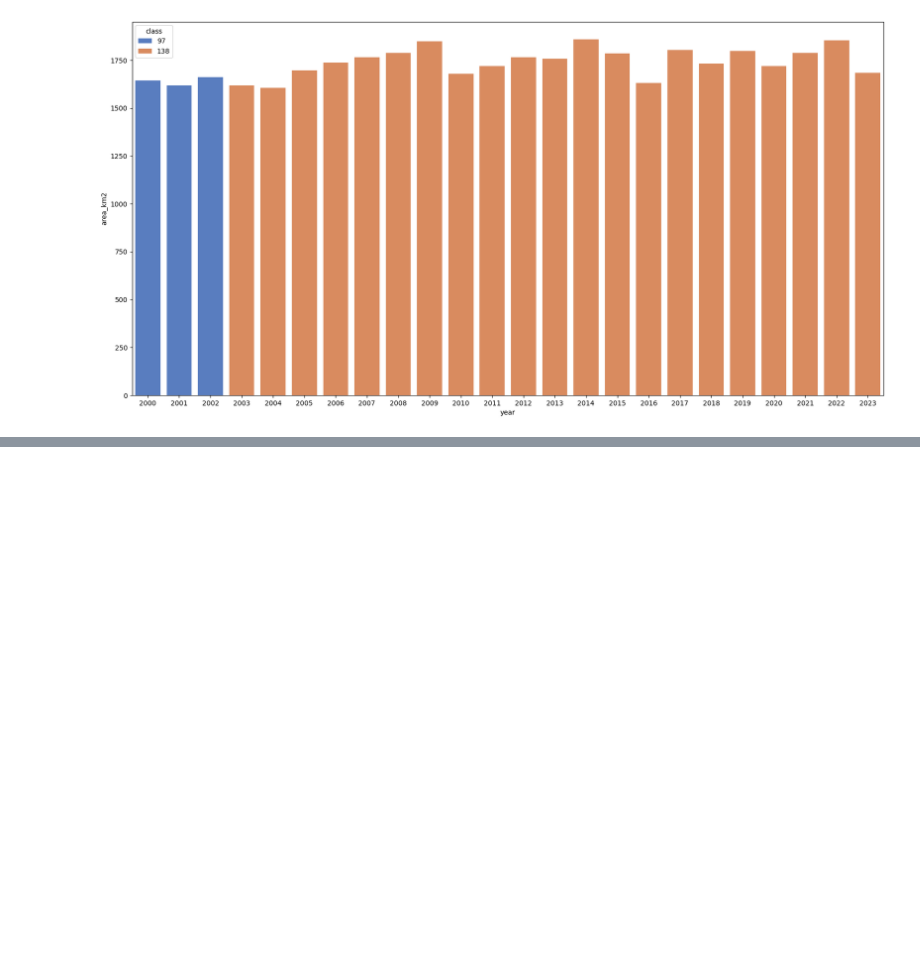
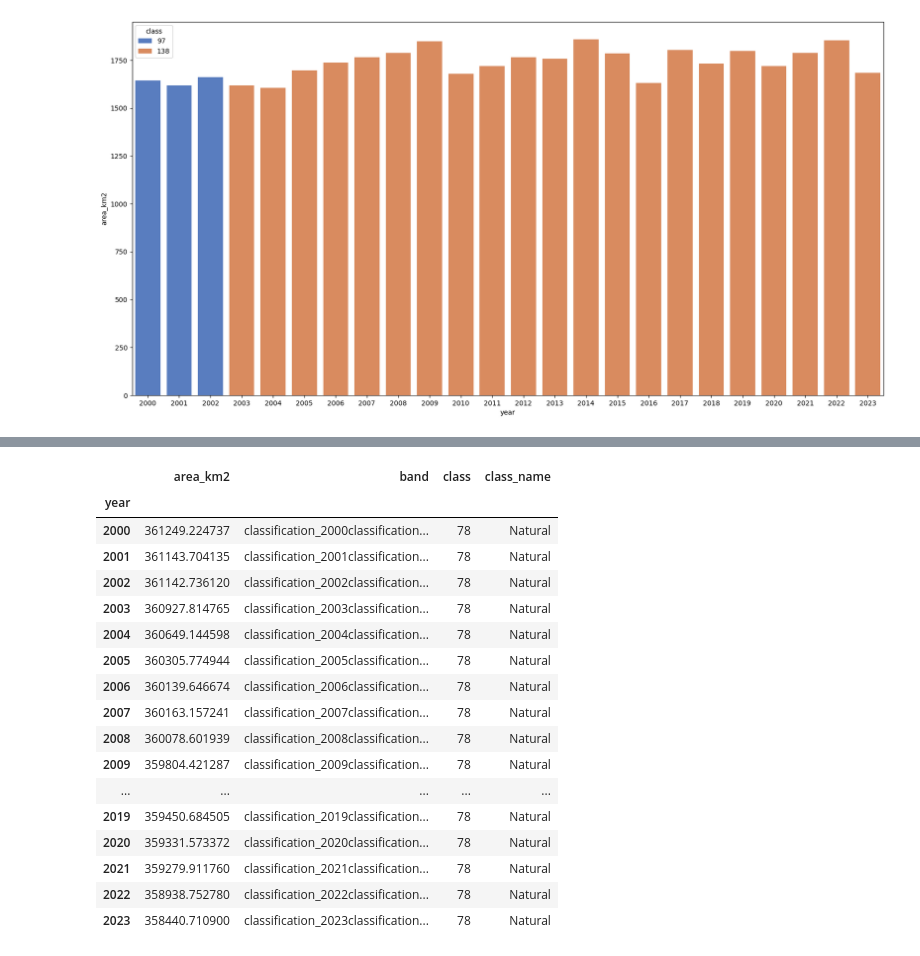
Before and after one commit to larissavaladao/py6s_harmonize_sample, a Jupyter notebook: 5. parameters_by_period/7.land_cover_time_series.ipynb, the cells around one changed output, grey strips where cells are left out. Cells and saved outputs as stored; diff of their text form; code cells hidden in the pictures; blank space fills up the shorter version.

```diff
--- a/5. parameters_by_period/7.land_cover_time_series.ipynb
+++ b/5. parameters_by_period/7.land_cover_time_series.ipynb
@@ -289,0 +352,24 @@ sns.barplot(data=dados_non_nat,x='year',y='area_km2',hue='class',palette="muted"
+# %%
+dados_nat = df_classes_area.loc[~df_classes_area['class_name'].isin(classes)].copy()
+dados_nat = dados_nat.groupby(by=['year']).sum()
+dados_nat['class_name'] = 'Natural'
+dados_nat
+# %% [output]
+|  | area_km2 | band | class | class_name |
+| year |  |  |  |  |
+| 2000 | 361249.224737 | classification_2000classification... | 78 | Natural |
+| 2001 | 361143.704135 | classification_2001classification... | 78 | Natural |
+| 2002 | 361142.736120 | classification_2002classification... | 78 | Natural |
+| 2003 | 360927.814765 | classification_2003classification... | 78 | Natural |
+| 2004 | 360649.144598 | classification_2004classification... | 78 | Natural |
+| 2005 | 360305.774944 | classification_2005classification... | 78 | Natural |
+| 2006 | 360139.646674 | classification_2006classification... | 78 | Natural |
+| 2007 | 360163.157241 | classification_2007classification... | 78 | Natural |
+| 2008 | 360078.601939 | classification_2008classification... | 78 | Natural |
+| 2009 | 359804.421287 | classification_2009classification... | 78 | Natural |
+| ... | ... | ... | ... | ... |
+| 2019 | 359450.684505 | classification_2019classification... | 78 | Natural |
+| 2020 | 359331.573372 | classification_2020classification... | 78 | Natural |
+| 2021 | 359279.911760 | classification_2021classification... | 78 | Natural |
+| 2022 | 358938.752780 | classification_2022classification... | 78 | Natural |
+| 2023 | 358440.710900 | classification_2023classification... | 78 | Natural |
```
Also changed, not shown: parts of 8 cells of this notebook.
